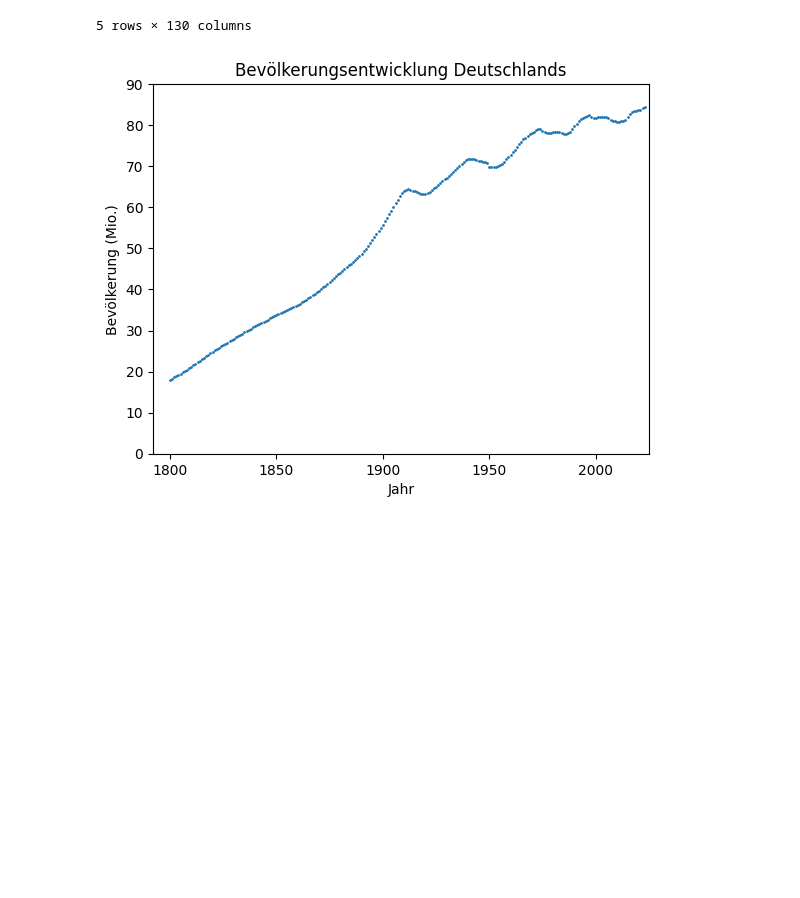
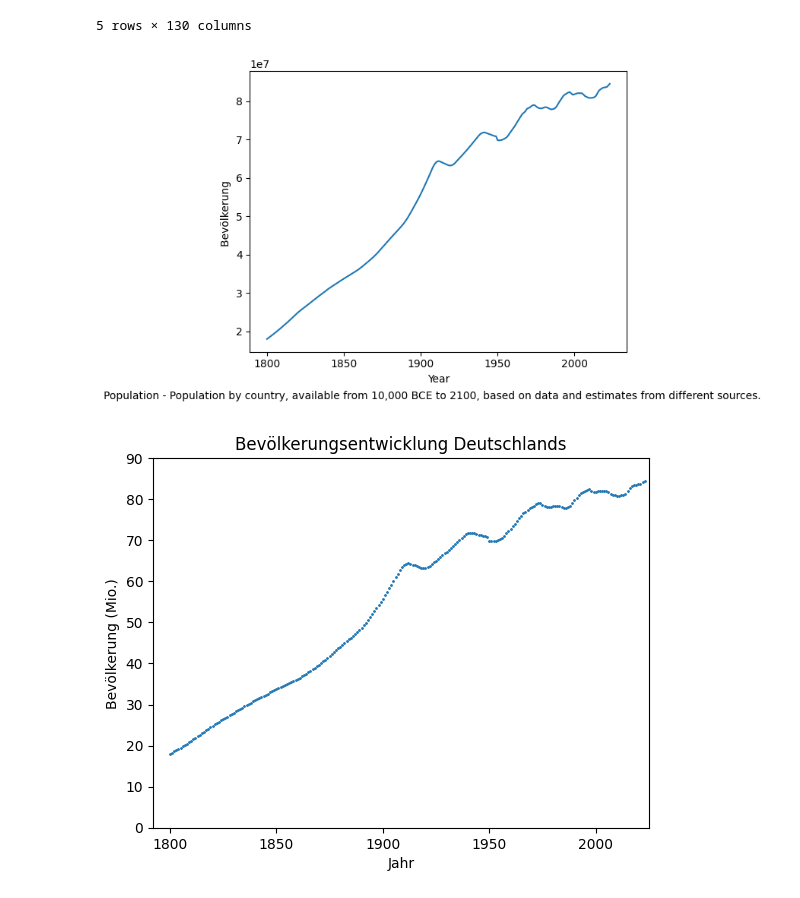
Before and after one commit to schlsimo/co2_case_study, a Jupyter notebook: code/analysis.ipynb, the cells around one changed output. Cells and saved outputs as stored; diff of their text form; code cells hidden in the pictures; blank space fills up the shorter version.

```diff
--- a/code/analysis.ipynb
+++ b/code/analysis.ipynb
@@ -76,18 +76,43 @@ germany_energy_df.head()
 | 7839 | Germany | 1904 | DEU | 59181365.0 | 2.840587e+11 | NaN | NaN | ... |
 5 rows × 130 columns
 # %%
-def create_line_plot(column, y_label, ds = "co2", x_label = "Year"):
+def create_line_plot(col: str, y_label: str, ds = "co2", x_label = "Year", unit_label=True, descritpion = False):
     """
-    Create a line plot and fetch units and title from codebook
-    :param column: The column
-    :return: none
+    Create a line plot and fetch units and title from codebook if desired.
+
+    :param col: asdf
+    :param y_label: asdf
+
+    :return: None
+
     """
     data_sources = {"co2": germany_co2_df, "energy": germany_energy_df}
     codebook = {"co2": co2_codebook_df, "energy": energy_codebook_df}
     assert ds in data_sources, "Data Source must be co2 or energy"
-    plt.plot(ds)
+    plt.plot(data_sources[ds]["year"], data_sources[ds][col])
+
+    if unit_label:
+        try:
+            unit = " (" +  codebook[ds].loc[codebook[ds]["column"] == col]["unit"].values[0] + ")"
+        except:
+            unit = ""
+    else:
+        unit = ""
+
+    if descritpion:
+        try:
+            descritpion_text = codebook[ds].loc[codebook[ds]["column"] == col]["description"].values[0]
+        except:
+            descritpion_text = ""
+        plt.figtext(0.5, -0.02, descritpion_text, ha="center")
+
     plt.xlabel(x_label)
-    plt.ylabel()
+    plt.ylabel(f"{y_label} {unit}")
+# %%
+create_line_plot("population", "Bevölkerung", unit_label=False, descritpion=True)
+plt.show()
+# %% [output]
+[figure, added]
 # %%
 plt.scatter(germany_co2_df.year, germany_co2_df.population / 10**6, s=1)
 plt.xlabel("Jahr")
```
Also changed, not shown: parts of 14 cells of this notebook.
